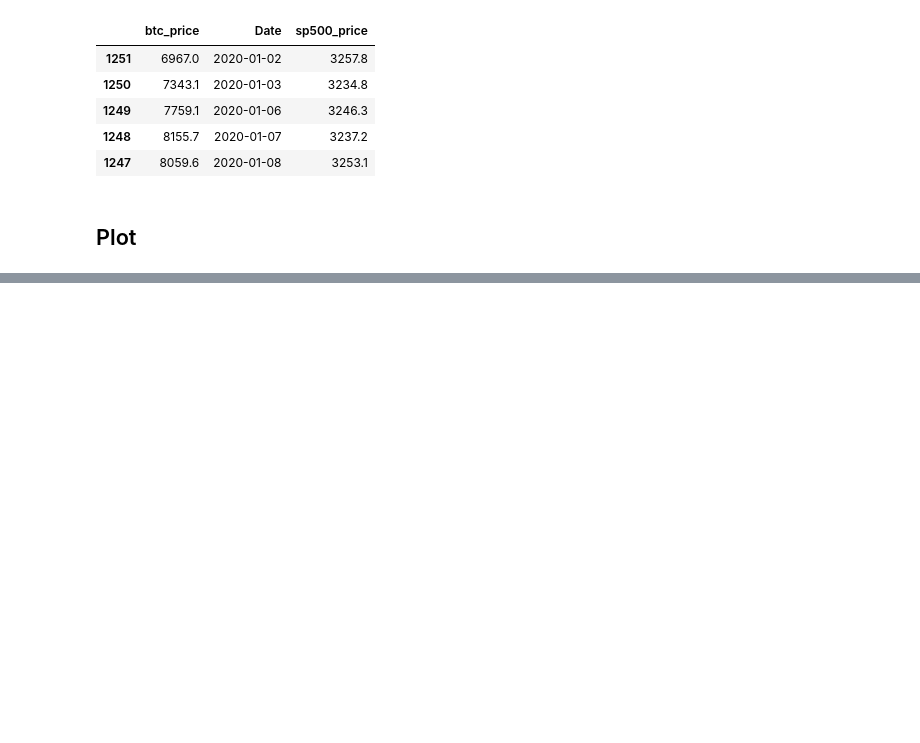
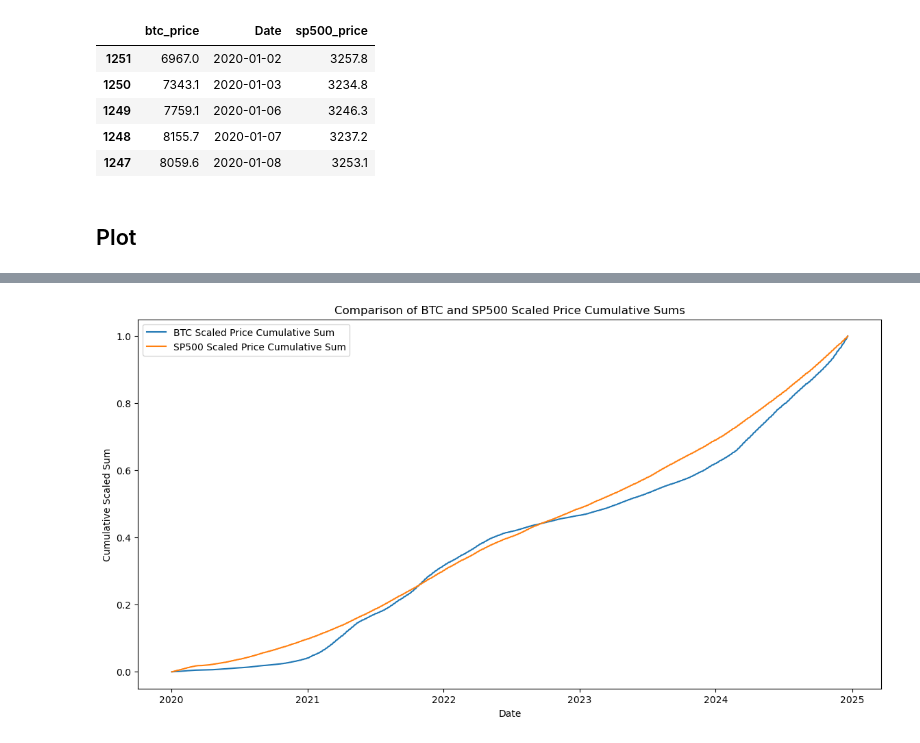
Before and after one commit to campa/finance-data-pipeline, a Jupyter notebook: eda.ipynb, the cells around one changed output, grey strips where cells are left out. Cells and saved outputs as stored; diff of their text form; code cells hidden in the pictures; blank space fills up the shorter version.

```diff
--- a/eda.ipynb
+++ b/eda.ipynb
@@ -157,0 +161,29 @@ plt.show()
+# %%
+# Calculate the cumulative sum (integration) of the scaled prices
+df_btc_sp500['btc_price_cumsum'] = df_btc_sp500['btc_price_scaled'].cumsum()
+df_btc_sp500['sp500_price_cumsum'] = df_btc_sp500['sp500_price_scaled'].cumsum()
+
+scaler_btc_price_cumsum = MinMaxScaler()
+scaler_sp500_price_cumsum = MinMaxScaler()
+
+btc_price_cumsum = df_btc_sp500['btc_price_cumsum'].values.reshape(-1, 1)
+sp500_price_cumsum = df_btc_sp500['sp500_price_cumsum'].values.reshape(-1, 1)
+
+btc_price_cumsum_scaled = scaler_btc.fit_transform(btc_price_cumsum)
+sp500_price_cumsum_scaled = scaler_sp500.fit_transform(sp500_price_cumsum)
+
+df_btc_sp500['btc_price_cumsum_scaled'] = btc_price_cumsum_scaled
+df_btc_sp500['sp500_price_cumsum_scaled'] = sp500_price_cumsum_scaled
+
+# Plot the cumulative sums
+plt.figure(figsize=(14, 7))
+sns.lineplot(data=df_btc_sp500, x='Date', y='btc_price_cumsum_scaled', label='BTC Scaled Price Cumulative Sum')
+sns.lineplot(data=df_btc_sp500, x='Date', y='sp500_price_cumsum_scaled', label='SP500 Scaled Price Cumulative Sum')
+
+plt.xlabel("Date")
+plt.ylabel("Cumulative Scaled Sum")
+plt.title("Comparison of BTC and SP500 Scaled Price Cumulative Sums")
+plt.legend()
+plt.show()
+# %% [output]
+[figure, added]
```
Also changed, not shown: parts of 25 cells of this notebook, 2 other files.
